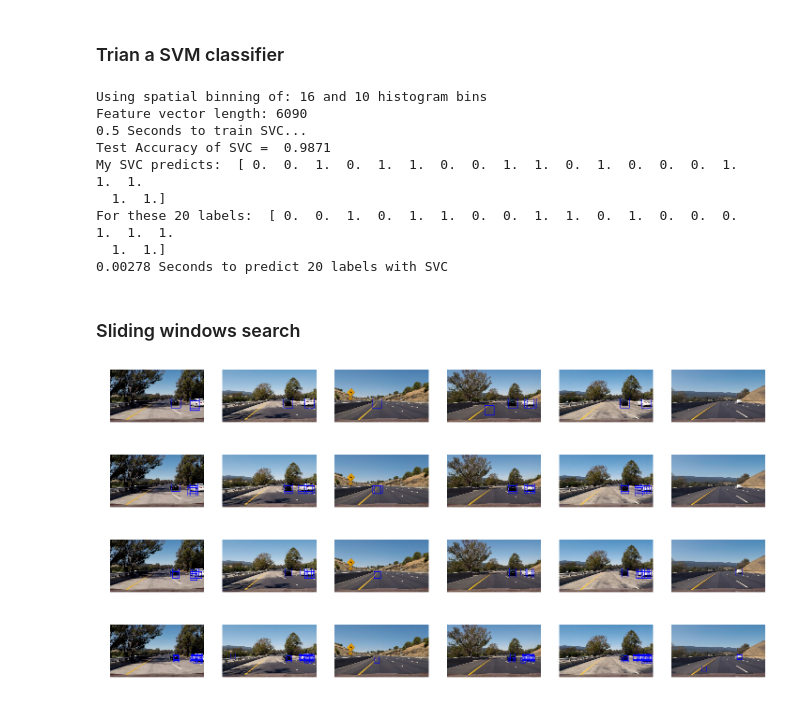
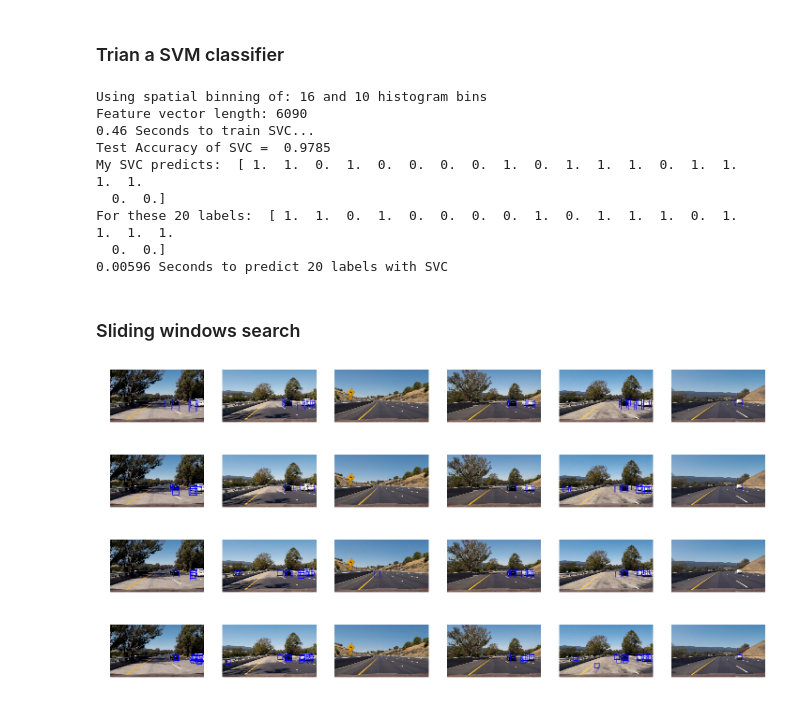
Before and after one commit to jinchenglee/CarND-Vehicle-Detection, a Jupyter notebook: Vehicle_Detection_Notebook.ipynb, the cells around one changed output. Cells and saved outputs as stored; diff of their text form; code cells hidden in the pictures.

Commit message:
Initial version of vehicle detection, using only small dataset.

```diff
--- a/Vehicle_Detection_Notebook.ipynb
+++ b/Vehicle_Detection_Notebook.ipynb
@@ -205,9 +241,9 @@ cell_per_block = 2
 hog_channel = 2 # Can be 0, 1, 2, or "ALL"
 
 car_features = extract_features(cars, conv=colorspace, spatial_size=(spatial, spatial),
-                        hist_bins=histbin, hist_range=(100, 250))
+                        hist_bins=histbin, hist_range=(100, 256))
 notcar_features = extract_features(notcars, conv=colorspace, spatial_size=(spatial, spatial),
-                        hist_bins=histbin, hist_range=(100, 250))
+                        hist_bins=histbin, hist_range=(100, 256))
 
 
 # Create an array stack of feature vectors
@@ -261,13 +297,13 @@ pickle.dump(dist_pickle, pickle_file)
 # %% [output]
 Using spatial binning of: 16 and 10 histogram bins
 Feature vector length: 6090
-0.5 Seconds to train SVC...
-Test Accuracy of SVC =  0.9871
-My SVC predicts:  [ 0.  0.  1.  0.  1.  1.  0.  0.  1.  1.  0.  1.  0.  0.  0.  1.  1.  1.
-  1.  1.]
-For these 20 labels:  [ 0.  0.  1.  0.  1.  1.  0.  0.  1.  1.  0.  1.  0.  0.  0.  1.  1.  1.
-  1.  1.]
-0.00278 Seconds to predict 20 labels with SVC
+0.46 Seconds to train SVC...
+Test Accuracy of SVC =  0.9785
+My SVC predicts:  [ 1.  1.  0.  1.  0.  0.  0.  0.  1.  0.  1.  1.  1.  0.  1.  1.  1.  1.
+  0.  0.]
+For these 20 labels:  [ 1.  1.  0.  1.  0.  0.  0.  0.  1.  0.  1.  1.  1.  0.  1.  1.  1.  1.
+  0.  0.]
+0.00596 Seconds to predict 20 labels with SVC
 # %% [markdown]
 ### Sliding windows search
 # %%
@@ -278,6 +314,7 @@ import pickle
 import cv2
 from skimage.feature import hog
 
+# Retrieve saved classifier parameters
 dist_pickle = pickle.load( open("svc_pickle.p", "rb" ) )
 svc = dist_pickle["svc"]
 X_scaler = dist_pickle["scaler"]
@@ -287,58 +324,63 @@ cell_per_block = dist_pickle["cell_per_block"]
 spatial_size = dist_pickle["spatial_size"]
 hist_bins = dist_pickle["hist_bins"]
 
-
+# Only search the lower part of image
 ystart = 400
 ystop = 656
 
+# Bounding box list to save box (x,y) in sliding windowed searching
+bbox_list=[[], [], [], [], [], []]
 
 #img = mpimg.imread('test_images/test6.jpg')
 #out_img = find_cars(img, ystart, ystop, scale, svc, X_scaler, orient, pix_per_cell, cell_per_block, spatial_size, hist_bins)
 #plt.imshow(out_img)
+
 images = glob.glob('test_images/*.jpg')
 
-scale = 2.0
+# Searching with different scaling ratios
+scale = 1.6
 fig = plt.figure(figsize=(25,25))
 for f,idx in zip(images,range(len(images))):
     #print(f, idx)
     img = mpimg.imread(f)
-    out_img = find_cars(img, ystart, ystop, scale, svc, X_scaler, orient, pix_per_cell, cell_per_block, spatial_size, hist_bins)
+    out_img, bbox_list[idx] = find_cars(img, ystart, ystop, scale, svc, X_scaler, orient, pix_per_cell, cell_per_block, spatial_size, hist_bins, bbox_list[idx])
     a = fig.add_subplot(1,6,idx+1)
     a.axis('off')
     plt.imshow(out_img)
 
-scale = 1.7
+scale = 1.4
 fig = plt.figure(figsize=(25,25))
 for f,idx in zip(images,range(len(images))):
     #print(f, idx)
     img = mpimg.imread(f)
-    out_img = find_cars(img, ystart, ystop, scale, svc, X_scaler, orient, pix_per_cell, cell_per_block, spatial_size, hist_bins)
+    out_img, bbox_list[idx] = find_cars(img, ystart, ystop, scale, svc, X_scaler, orient, pix_per_cell, cell_per_block, spatial_size, hist_bins, bbox_list[idx])
     a = fig.add_subplot(1,6,idx+1)
     a.axis('off')
     plt.imshow(out_img)
 
 
 fig = plt.figure(figsize=(25,25))
-scale = 1.4
+scale = 1.2
 for f,idx in zip(images,range(len(images))):
     #print(f, idx)
     img = mpimg.imread(f)
-    out_img = find_cars(img, ystart, ystop, scale, svc, X_scaler, orient, pix_per_cell, cell_per_block, spatial_size, hist_bins)
+    out_img, bbox_list[idx] = find_cars(img, ystart, ystop, scale, svc, X_scaler, orient, pix_per_cell, cell_per_block, spatial_size, hist_bins, bbox_list[idx])
     a = fig.add_subplot(1,6,idx+1)
     a.axis('off')
     plt.imshow(out_img)
+
 
 fig = plt.figure(figsize=(25,25))
 scale = 1.0
 for f,idx in zip(images,range(len(images))):
     #print(f, idx)
     img = mpimg.imread(f)
-    out_img = find_cars(img, ystart, ystop, scale, svc, X_scaler, orient, pix_per_cell, cell_per_block, spatial_size, hist_bins)
+    out_img, bbox_list[idx] = find_cars(img, ystart, ystop, scale, svc, X_scaler, orient, pix_per_cell, cell_per_block, spatial_size, hist_bins, bbox_list[idx])
     a = fig.add_subplot(1,6,idx+1)
     a.axis('off')
     plt.imshow(out_img)
 # %% [output]
-[figure, old version]
+[figure, new version]
-[figure, old version]
+[figure, new version]
 [figure]
-[figure, old version]
+[figure, new version]
```
Also changed, not shown: parts of 3 cells of this notebook.
